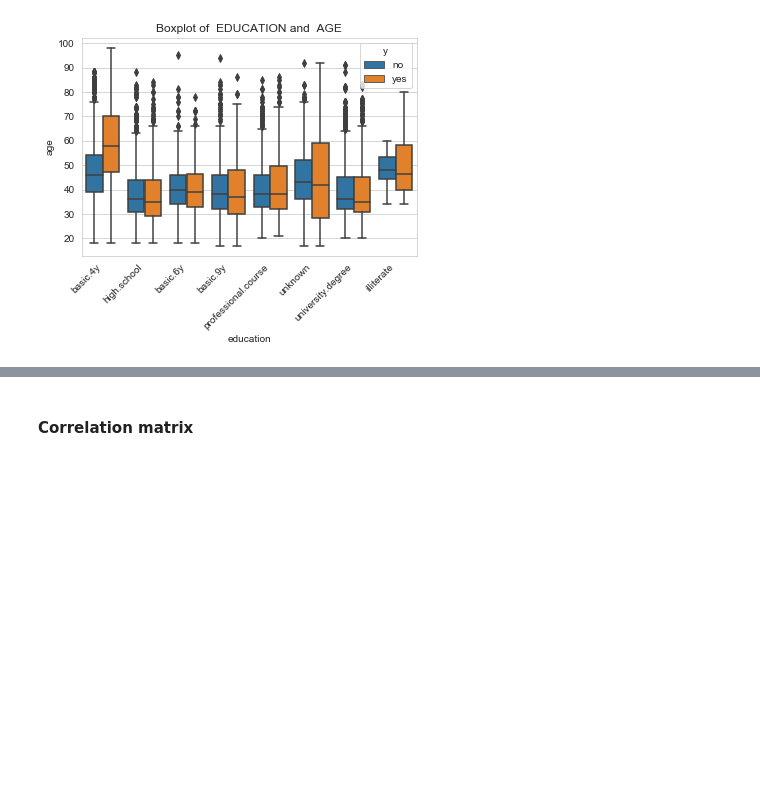
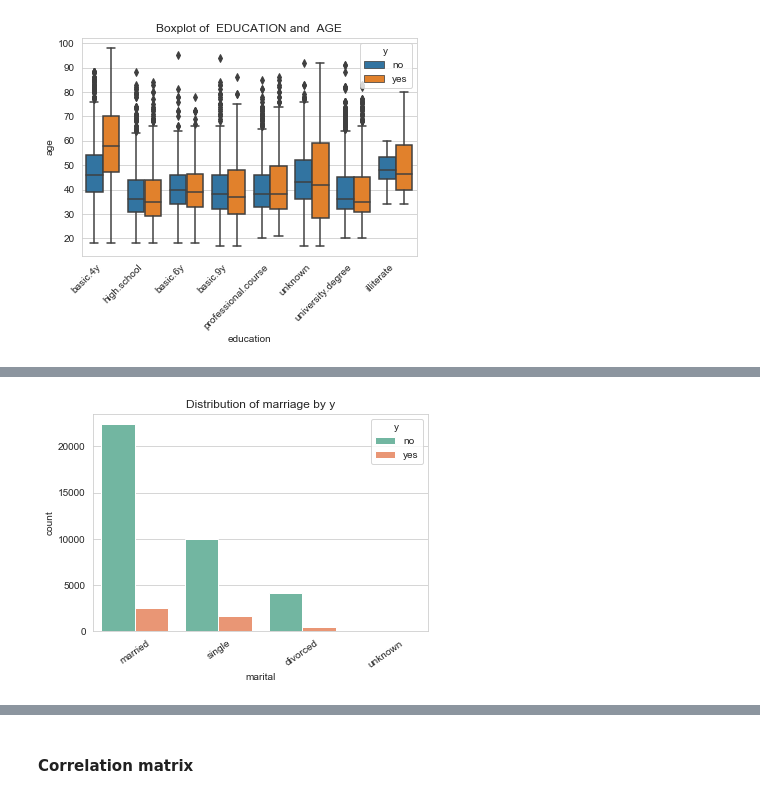
Before and after one commit to Bessy-Mukaria/Bank-Deposit-Subscription-Prediction, a Jupyter notebook: notebooks/Bank-subscription-prediction.ipynb, the cells around one changed output, grey strips where cells are left out. Saved outputs shown, nothing was run; the diff lists cells and outputs as text; code cells hidden in the pictures; blank space fills up the shorter version.

```diff
--- a/notebooks/Bank-subscription-prediction.ipynb
+++ b/notebooks/Bank-subscription-prediction.ipynb
@@ -371,2 +387,10 @@ boxplot("education", "age", data=bank_data, hue= "y")
+# %%
+sns.countplot(x="marital",hue="y", data=bank_data,
+              palette=sns.color_palette("Set2", n_colors=2)).set_title("Distribution of marriage by y")
+plt.xticks(rotation = 35)
+plt.savefig("marital.png")
+plt.show()
+# %% [output]
+[figure, added]
 # %%
 f,ax=plt.subplots(1,2, figsize=(14,6))
```
Also changed, not shown: parts of 11 cells of this notebook, 4 other files.
